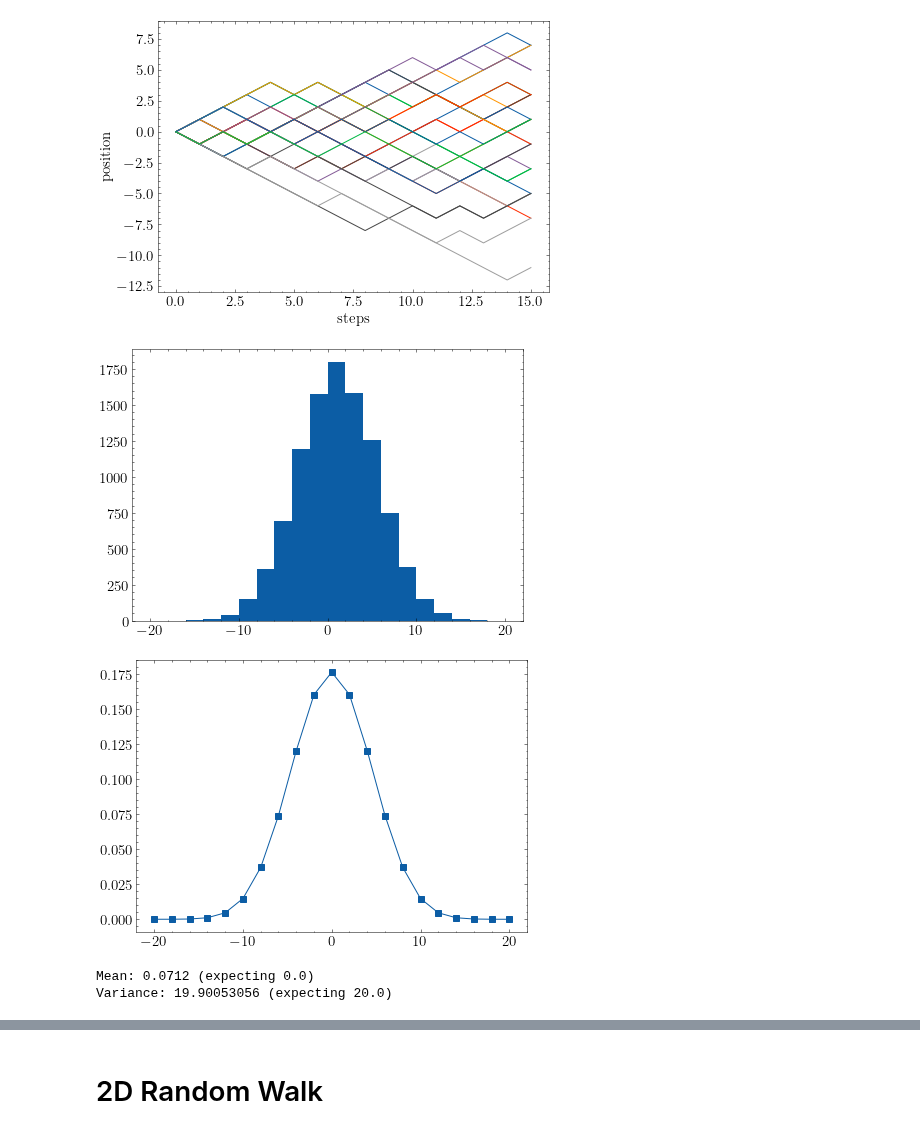
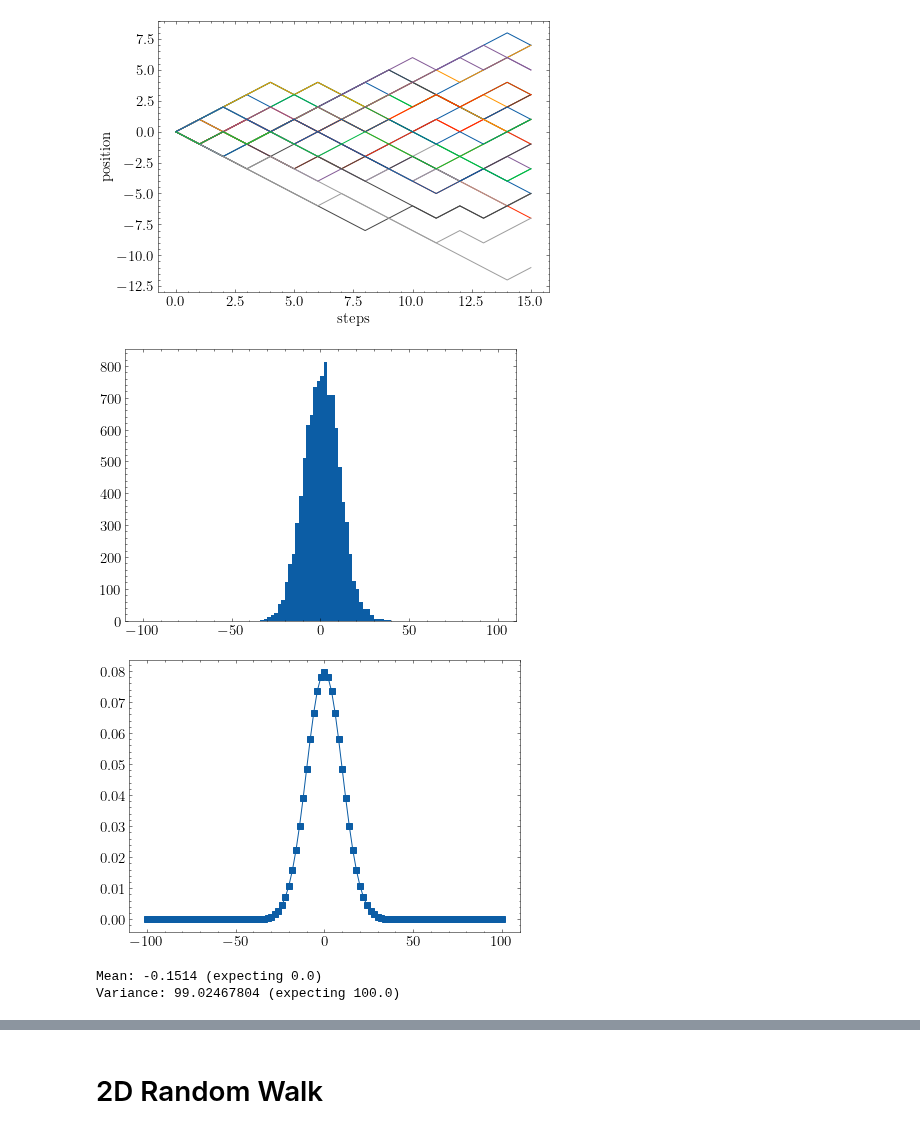
Before and after one commit to franklinzppa/fisica-computacional, a Jupyter notebook: week5.ipynb, the cells around one changed output, grey strips where cells are left out. Saved outputs shown, nothing was run; the diff lists cells and outputs as text; code cells hidden in the pictures.

```diff
--- a/week5.ipynb
+++ b/week5.ipynb
@@ -60,18 +60,18 @@ def random_walk_1d(N, M, p=0.5, a=1.0):
 # %%
 # Plotting the distribution
 
-N = 20
+N = 100
 M = 10000
 p = 0.5
 q = 1-p
 
 m_values = [m for m in np.arange(-N, N+1, 1) if m%2 == 0]
 x = random_walk_1d(N, M, p, a=1.0)
 
 plt.hist(x, bins=m_values)
 plt.show()
 # %% [output]
-[figure, old version]
+[figure, new version]
 # %%
 # Binomial distribution
 
@@ -88,7 +88,7 @@ P = [binomial(N, m) for m in m_values]
 plt.plot(m_values, P, marker='s')
 plt.show()
 # %% [output]
-[figure, old version]
+[figure, new version]
 # %%
 # Getting some statistics
 
@@ -104,5 +104,5 @@ variance_exact = 4*N*p*q
 print(f'Mean: {x_mean} (expecting {x_mean_exact})')
 print(f'Variance: {variance} (expecting {variance_exact})')
 # %% [output]
-Mean: 0.0712 (expecting 0.0)
-Variance: 19.90053056 (expecting 20.0)
+Mean: -0.1514 (expecting 0.0)
+Variance: 99.02467804 (expecting 100.0)
```
Also changed, not shown: parts of 18 cells of this notebook.
